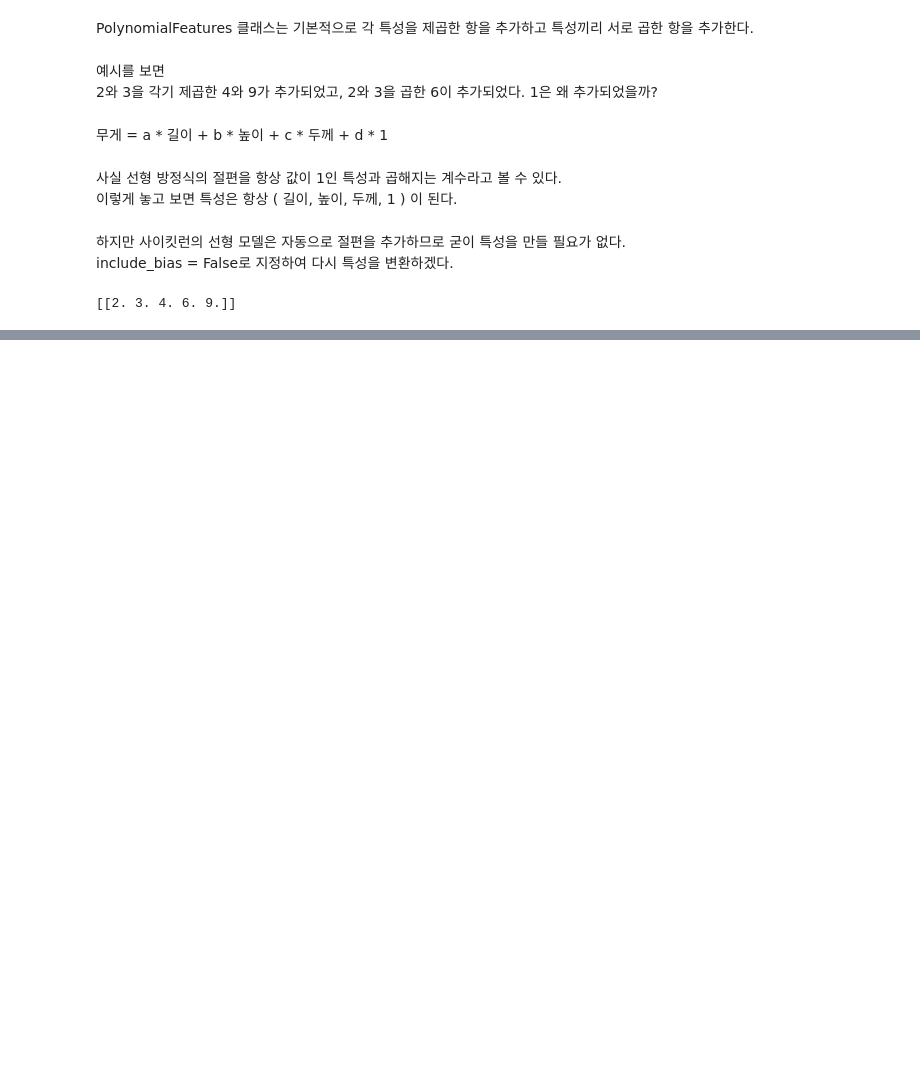
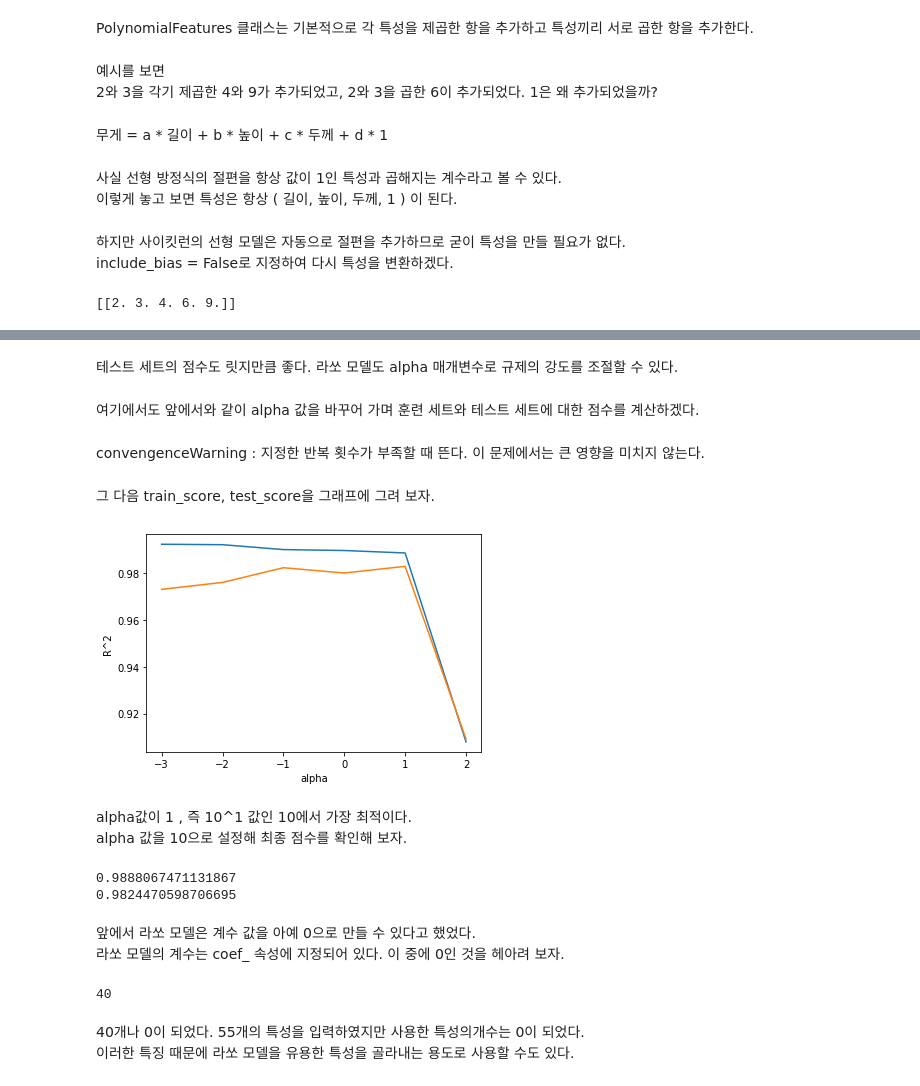
Before and after one commit to yw824/Machine_DeepLearning, a Jupyter notebook: Do-Alone/03-3 특성 공학과 규제.ipynb, the cells around one changed output, grey strips where cells are left out. Cells and saved outputs as stored; diff of their text form; code cells hidden in the pictures; blank space fills up the shorter version.

```diff
--- a/Do-Alone/03-3 특성 공학과 규제.ipynb
+++ b/Do-Alone/03-3 특성 공학과 규제.ipynb
@@ -134,0 +334,6 @@ print(poly.transform([[2,3]]))
+# %%
+from sklearn.linear_model import Lasso
+lasso = Lasso()
+# %%
+lasso.fit(train_scaled, train_target)
+print(lasso.score(train_scaled, train_target))
@@ -134,0 +348,46 @@ print(poly.transform([[2,3]]))
+# %% [markdown]
+테스트 세트의 점수도 릿지만큼 좋다. 라쏘 모델도 alpha 매개변수로 규제의 강도를 조절할 수 있다.
+# %% [markdown]
+여기에서도 앞에서와 같이 alpha 값을 바꾸어 가며 훈련 세트와 테스트 세트에 대한 점수를 계산하겠다.
+# %%
+train_score = []
+test_score = []
+alpha_list = [0.001, 0.01, 0.1, 1, 10, 100]
+for alpha in alpha_list:
+    lasso = Lasso(alpha=alpha, max_iter=10000)
+    lasso.fit(train_scaled, train_target)
+    train_score.append(lasso.score(train_scaled, train_target))
+    test_score.append(lasso.score(test_scaled, test_target))
+# %% [markdown]
+convengenceWarning : 지정한 반복 횟수가 부족할 때 뜬다. 이 문제에서는 큰 영향을 미치지 않는다.
+# %% [markdown]
+그 다음 train_score, test_score을 그래프에 그려 보자.
+# %%
+plt.plot(np.log10(alpha_list), train_score)
+plt.plot(np.log10(alpha_list), test_score)
+plt.xlabel("alpha")
+plt.ylabel("R^2")
+plt.show()
+# %% [output]
+[figure, added]
+# %% [markdown]
+alpha값이 1 , 즉 10^1 값인 10에서 가장 최적이다. <br>
+alpha 값을 10으로 설정해 최종 점수를 확인해 보자.
+# %%
+lasso = Lasso(alpha=10)
+lasso.fit(train_scaled, train_target)
+print(lasso.score(train_scaled, train_target))
+print(lasso.score(test_scaled, test_target))
+# %% [output]
+0.9888067471131867
+0.9824470598706695
+# %% [markdown]
+앞에서 라쏘 모델은 계수 값을 아예 0으로 만들 수 있다고 했었다. <br>
+라쏘 모델의 계수는 coef_ 속성에 지정되어 있다. 이 중에 0인 것을 헤아려 보자.
+# %%
+print(np.sum(lasso.coef_ == 0))
+# %% [output]
+40
+# %% [markdown]
+40개나 0이 되었다. 55개의 특성을 입력하였지만 사용한 특성의개수는 0이 되었다. <br>
+이러한 특징 때문에 라쏘 모델을 유용한 특성을 골라내는 용도로 사용할 수도 있다.
```
Also changed, not shown: parts of 62 cells of this notebook, 2 other files.
